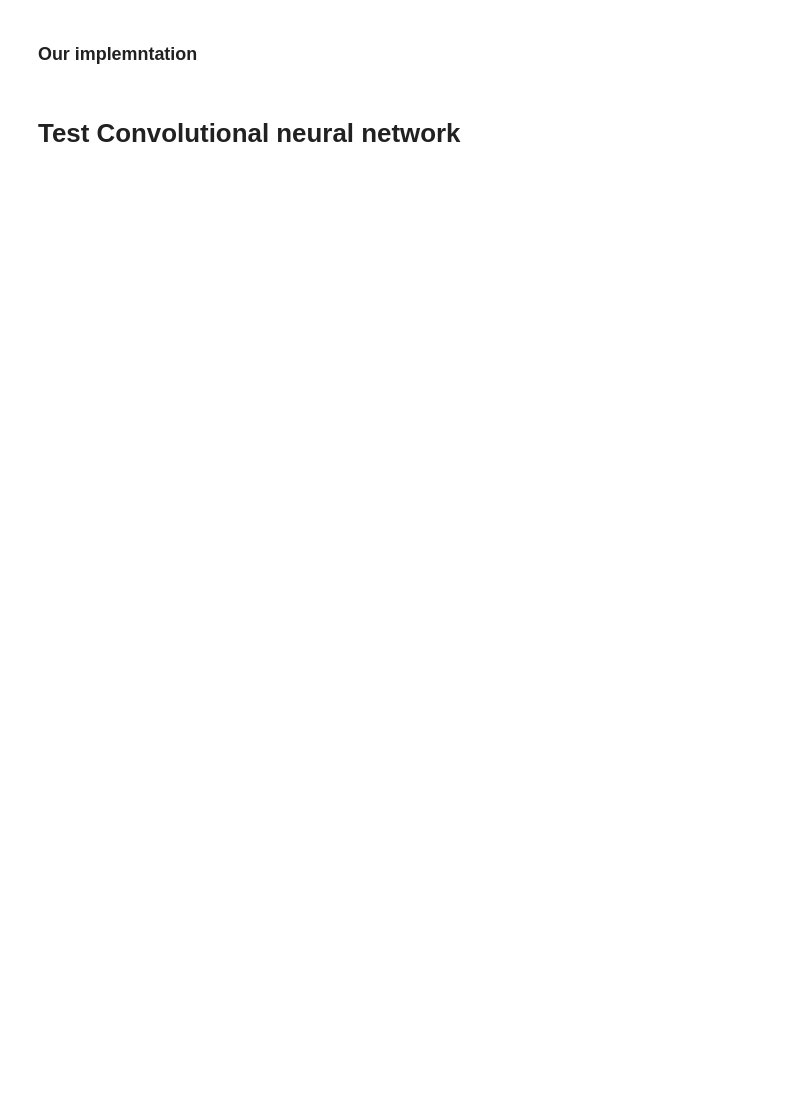
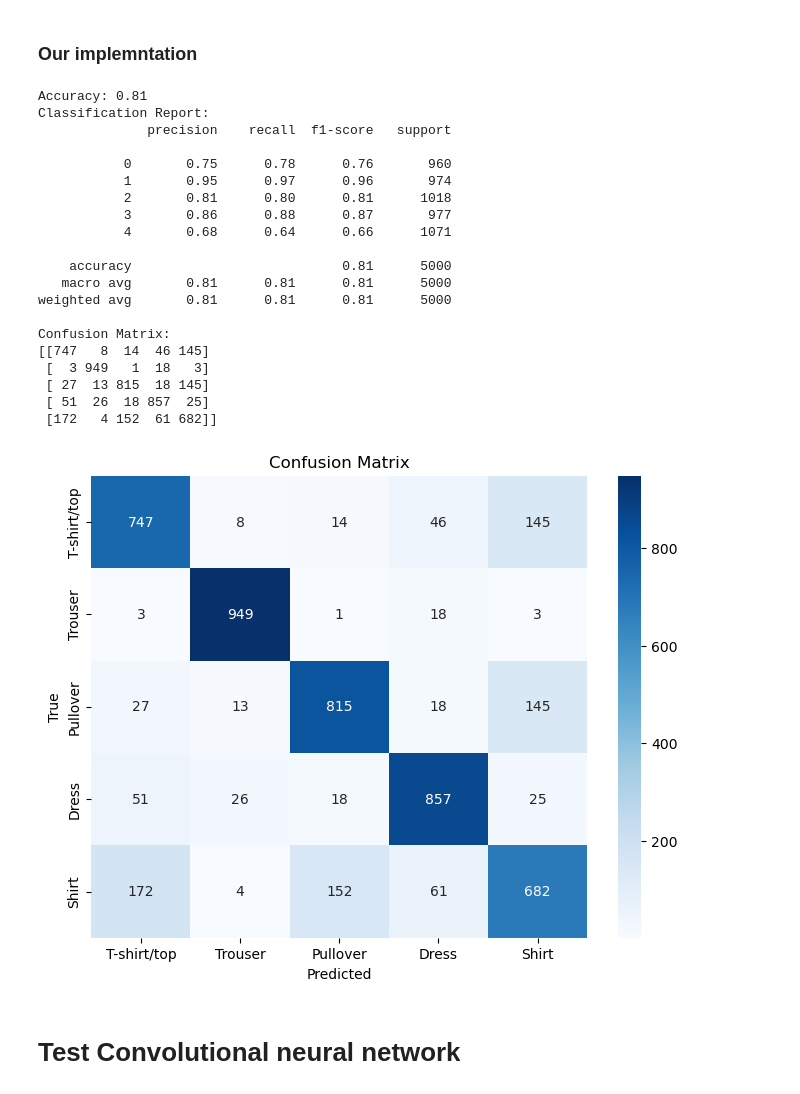
Before and after one commit to kfkfkflmej/ML2024Midi, a Jupyter notebook: Project Notebook.ipynb, the cells around one changed output. Saved outputs shown, nothing was run; the diff lists cells and outputs as text; code cells hidden in the pictures; blank space fills up the shorter version.

```diff
--- a/Project Notebook.ipynb
+++ b/Project Notebook.ipynb
@@ -1223,28 +1343,51 @@ plt.show()
 # %% [markdown]
 ### Our implemntation
 # %%
-fnn_from_scratch.fit(X_reduced,train_data_y)
-predicted_y=fnn_from_scratch.predict(test_data_X)
+y_train = one_hot_encode(train_data_y, 5).T
+fnn_from_scratch.fit(train_data_X.T, y_train, epochs=100, batch_size=32)
+predicted_y=np.argmax(fnn_from_scratch.predict(test_data_X.T), axis=0)
 
 accuracy = accuracy_score(predicted_y, test_data_y)
 print(f"Accuracy: {accuracy:.2f}")
 
 # Classification report
 print("Classification Report:")
 print(classification_report(predicted_y, test_data_y))
 
 # Confusion matrix
 conf_matrix4 = confusion_matrix(predicted_y, test_data_y)
 print("Confusion Matrix:")
 print(conf_matrix4)
 
 # Plot confusion matrix
 plt.figure(figsize=(8, 6))
 sns.heatmap(conf_matrix4, annot=True, fmt='d', cmap='Blues', xticklabels=categories, yticklabels=categories)
 plt.xlabel('Predicted')
 plt.ylabel('True')
 plt.title('Confusion Matrix')
 plt.show()
+# %% [output]
+Accuracy: 0.81
+Classification Report:
+              precision    recall  f1-score   support
+
+           0       0.75      0.78      0.76       960
+           1       0.95      0.97      0.96       974
+           2       0.81      0.80      0.81      1018
+           3       0.86      0.88      0.87       977
+           4       0.68      0.64      0.66      1071
+
+    accuracy                           0.81      5000
+   macro avg       0.81      0.81      0.81      5000
+weighted avg       0.81      0.81      0.81      5000
+
+Confusion Matrix:
+[[747   8  14  46 145]
+ [  3 949   1  18   3]
+ [ 27  13 815  18 145]
+ [ 51  26  18 857  25]
+ [172   4 152  61 682]]
+[figure, added]
 # %% [markdown]
 # Test Convolutional neural network
 # %%
```
Also changed, not shown: parts of 22 cells of this notebook, 2 other files.
